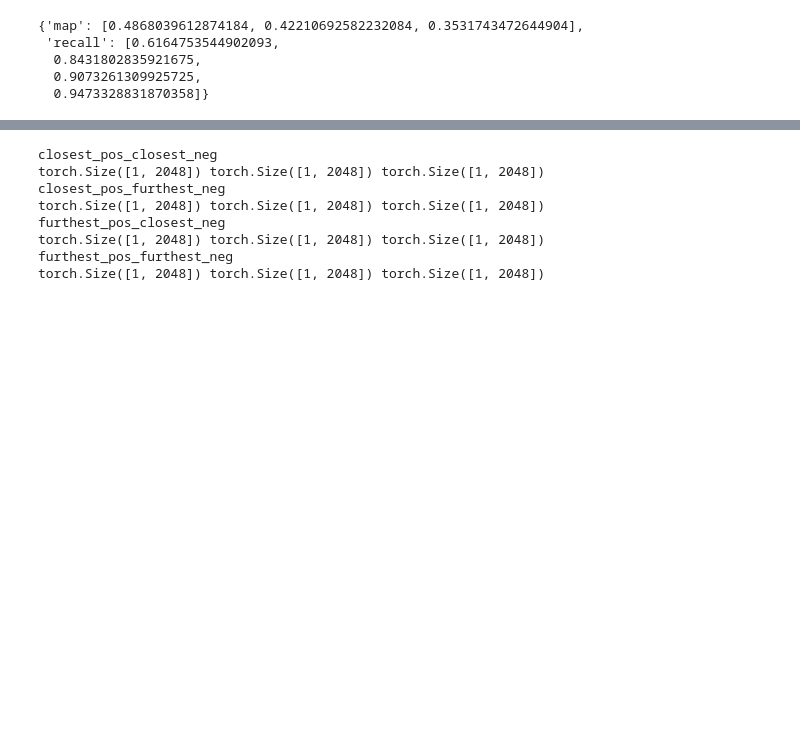
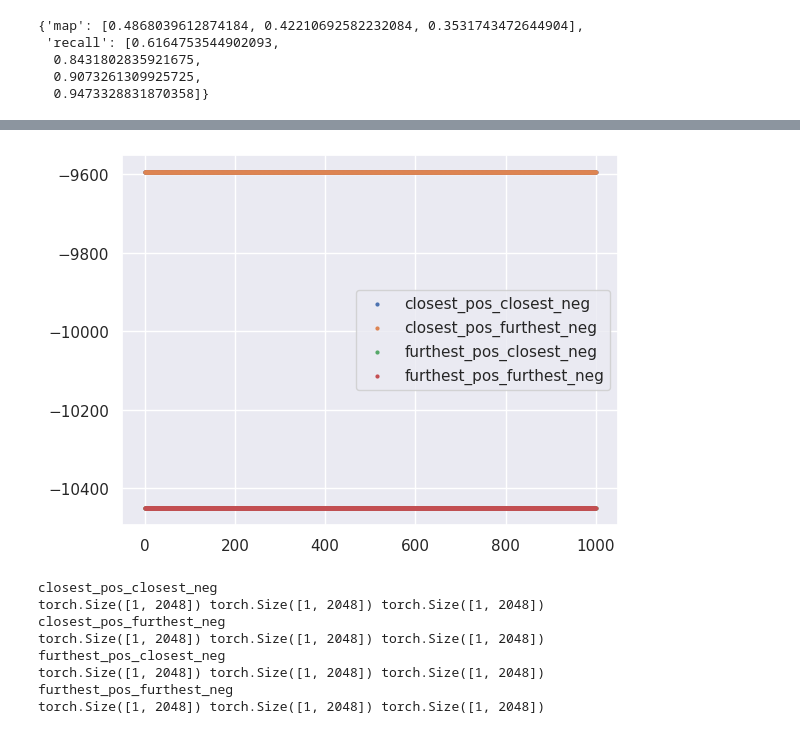
Before and after one commit to FrederikWarburg/bayesian-metric-learning, a Jupyter notebook: notebooks/analyze_hessian.ipynb, the cells around one changed output, grey strips where cells are left out. Drawn from its saved outputs; the diff is of its cells as text; code cells hidden in the pictures; blank space fills up the shorter version.

```diff
--- a/notebooks/analyze_hessian.ipynb
+++ b/notebooks/analyze_hessian.ipynb
@@ -182,7 +182,7 @@ hessian_calculators = {
 }
 
 loss = "contrastive"
-loss_approx = "full"
+loss_approx = "fix"
 
 indices_tuples = {"closest_pos_closest_neg" : tuple(([0],[1],[3])),
                   "closest_pos_furthest_neg" : tuple(([0],[1],[4])),
@@ -251,4 +231,16 @@ furthest_pos_furthest_neg
 torch.Size([4196352])
+# %%
+keys = list(indices_tuples.keys())
+for i in range(4):
+    y = hessians[i][:1000]
+    #y[y < 0] = 0
+    plt.scatter(np.arange(len(y)), y, label=keys[i], s=4)
+    #plt.plot(np.arange(len(y)), y, label=keys[i])
+
+plt.legend()
+plt.show()
+# %% [output]
+[figure, added]
 # %%
 for h, key in zip(hessians, indices_tuples.keys()):
     plt.plot(h, label=key)
```
Also changed, not shown: parts of 5 cells of this notebook.
